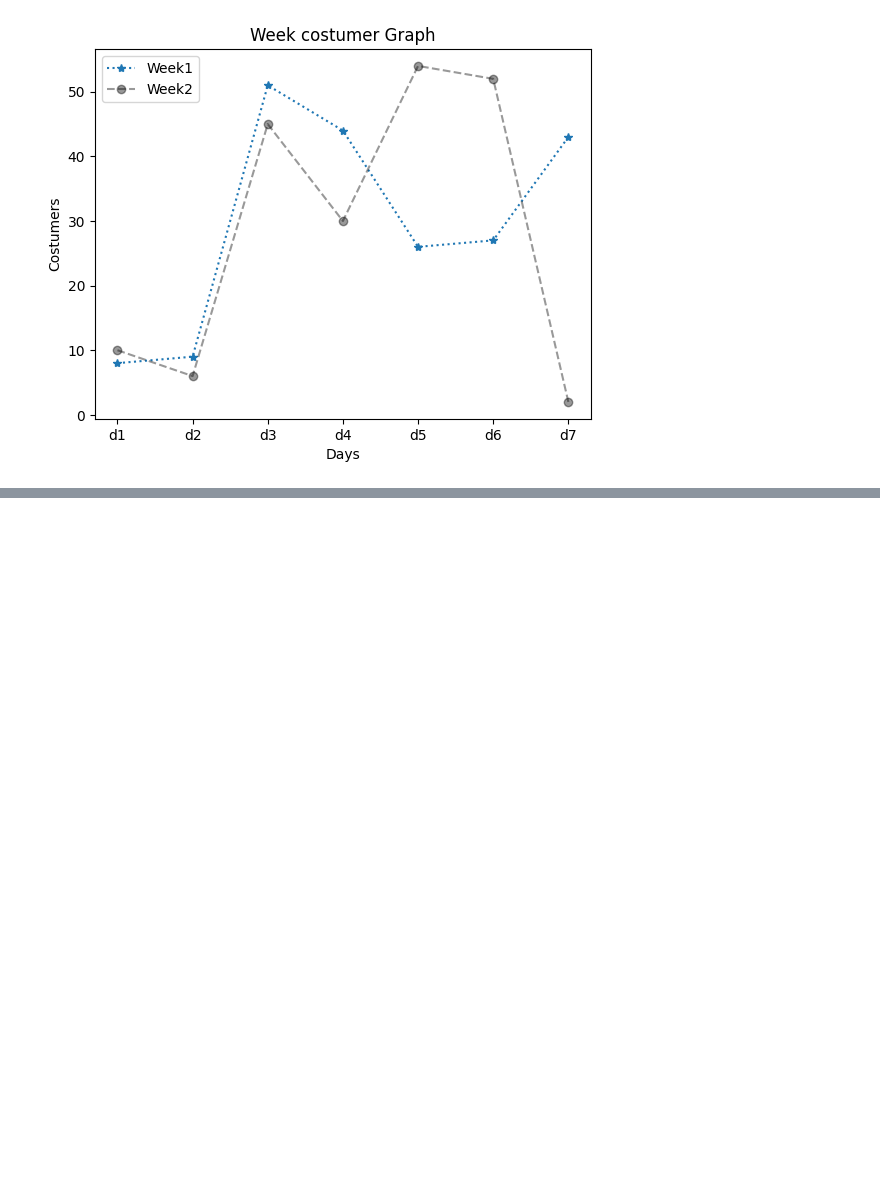
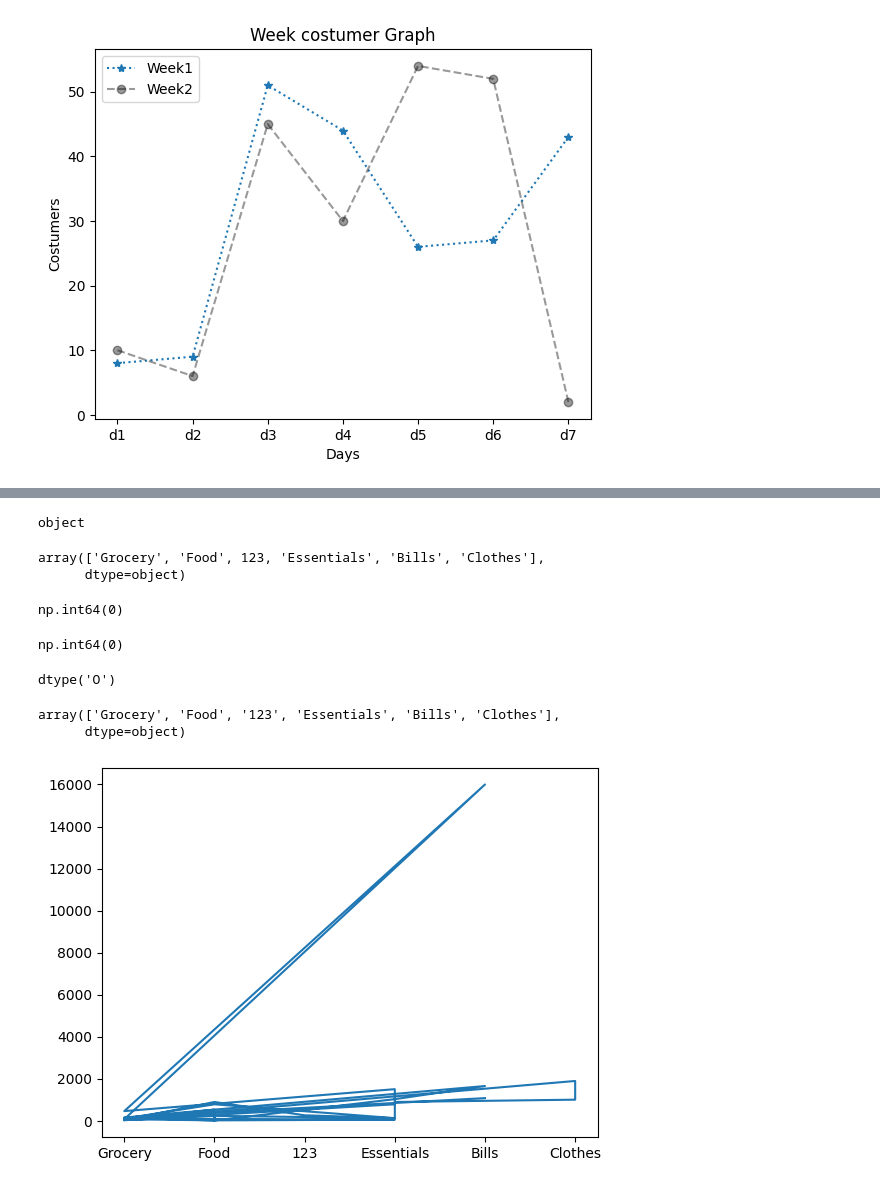
Before and after one commit to anshul02414/Pythondaily, a Jupyter notebook: Matplotlib/LinePlot.ipynb, the cells around one changed output, grey strips where cells are left out. Saved outputs shown, nothing was run; the diff lists cells and outputs as text; code cells hidden in the pictures; blank space fills up the shorter version.

```diff
--- a/Matplotlib/LinePlot.ipynb
+++ b/Matplotlib/LinePlot.ipynb
@@ -17,0 +59,33 @@ plt.show()
+# %%
+print(df["Category"].dtype)
+# %% [output]
+object
+# %%
+df["Category"].unique()
+# %% [output]
+array(['Grocery', 'Food', 123, 'Essentials', 'Bills', 'Clothes'],
+      dtype=object)
+# %%
+df["Category"].isna().sum()
+# %% [output]
+np.int64(0)
+# %%
+df["Amount"].isna().sum()
+# %% [output]
+np.int64(0)
+# %%
+df["Category"] = df["Category"].astype(str)
+# %%
+df["Category"].dtype
+# %% [output]
+dtype('O')
+# %%
+df["Category"].unique()
+# %% [output]
+array(['Grocery', 'Food', '123', 'Essentials', 'Bills', 'Clothes'],
+      dtype=object)
+# %%
+plt.plot(df["Category"], df["Amount"])
+plt.show()
+# %% [output]
+[figure, added]
```
Also changed, not shown: parts of 8 cells of this notebook, 1 other file.
